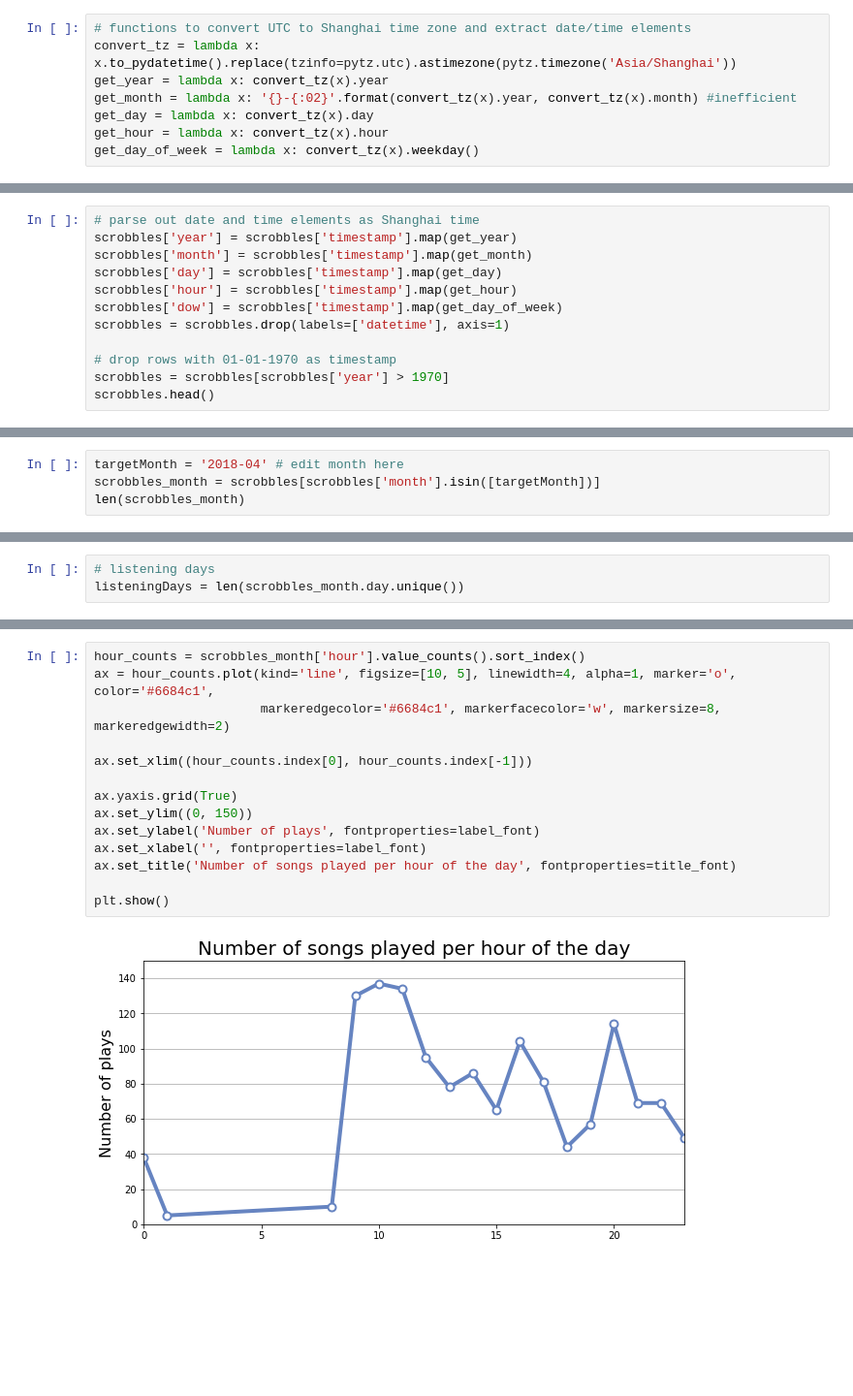
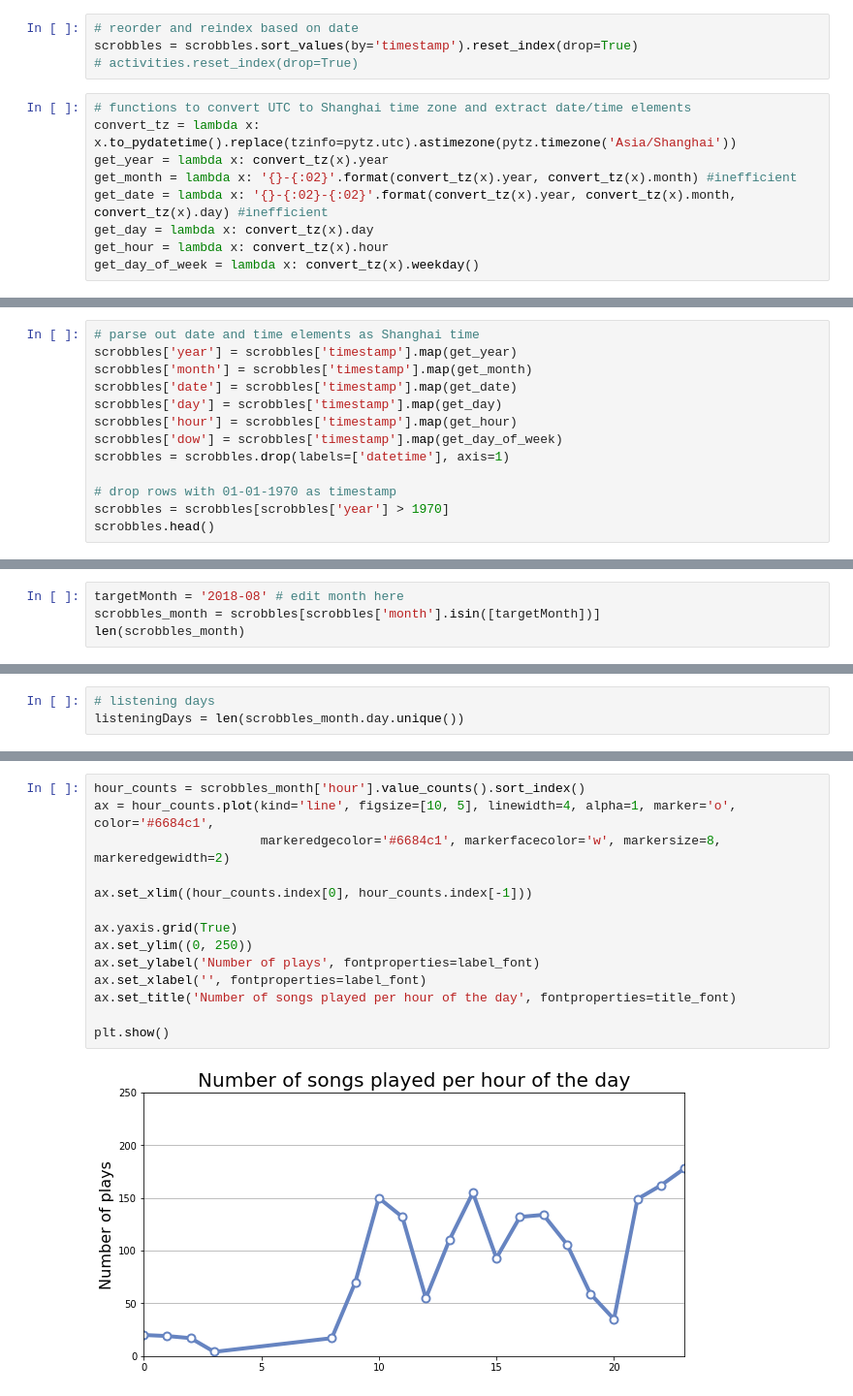
Before and after one commit to markwk/qs_ledger, a Jupyter notebook: last_fm/lastfm_data_analysis.ipynb, the cells around one changed output, grey strips where cells are left out. Shown: that part at 97% size. Drawn from its saved outputs; the diff is of its cells as text; blank space fills up the shorter version.

```diff
--- a/last_fm/lastfm_data_analysis.ipynb
+++ b/last_fm/lastfm_data_analysis.ipynb
@@ -148,11 +148,16 @@ According to the last.fm web site, I have ~300,000 scrobbles. This API endpoint
 # %%
 # convert to datetime
 scrobbles['timestamp'] = pd.to_datetime(scrobbles['datetime'])
+# %%
+# reorder and reindex based on date
+scrobbles = scrobbles.sort_values(by='timestamp').reset_index(drop=True)
+# activities.reset_index(drop=True)
 # %%
 # functions to convert UTC to Shanghai time zone and extract date/time elements
 convert_tz = lambda x: x.to_pydatetime().replace(tzinfo=pytz.utc).astimezone(pytz.timezone('Asia/Shanghai'))
 get_year = lambda x: convert_tz(x).year
 get_month = lambda x: '{}-{:02}'.format(convert_tz(x).year, convert_tz(x).month) #inefficient
+get_date = lambda x: '{}-{:02}-{:02}'.format(convert_tz(x).year, convert_tz(x).month, convert_tz(x).day) #inefficient
 get_day = lambda x: convert_tz(x).day
 get_hour = lambda x: convert_tz(x).hour
 get_day_of_week = lambda x: convert_tz(x).weekday()
@@ -162,6 +167,7 @@ These lambda functions are inefficient, but necessary to workaround this bug: ht
 # parse out date and time elements as Shanghai time
 scrobbles['year'] = scrobbles['timestamp'].map(get_year)
 scrobbles['month'] = scrobbles['timestamp'].map(get_month)
+scrobbles['date'] = scrobbles['timestamp'].map(get_date)
 scrobbles['day'] = scrobbles['timestamp'].map(get_day)
 scrobbles['hour'] = scrobbles['timestamp'].map(get_hour)
 scrobbles['dow'] = scrobbles['timestamp'].map(get_day_of_week)
@@ -679,7 +682,7 @@ scrobbles[scrobbles['artist'].str.contains('Mariza')].head()
 # %% [markdown]
 # Monthly Review: Music Listening
 # %%
-targetMonth = '2018-04' # edit month here
+targetMonth = '2018-08' # edit month here
 scrobbles_month = scrobbles[scrobbles['month'].isin([targetMonth])]
 len(scrobbles_month)
 # %% [output]
@@ -790,16 +791,16 @@ Name: hour, dtype: int64
 # %%
 hour_counts = scrobbles_month['hour'].value_counts().sort_index()
 ax = hour_counts.plot(kind='line', figsize=[10, 5], linewidth=4, alpha=1, marker='o', color='#6684c1',
                       markeredgecolor='#6684c1', markerfacecolor='w', markersize=8, markeredgewidth=2)
 
 ax.set_xlim((hour_counts.index[0], hour_counts.index[-1]))
 
 ax.yaxis.grid(True)
-ax.set_ylim((0, 150))
+ax.set_ylim((0, 250))
 ax.set_ylabel('Number of plays', fontproperties=label_font)
 ax.set_xlabel('', fontproperties=label_font)
 ax.set_title('Number of songs played per hour of the day', fontproperties=title_font)
 
 plt.show()
 # %% [output]
-[figure, old version]
+[figure, new version]
```
Also changed, not shown: parts of 50 cells of this notebook.
